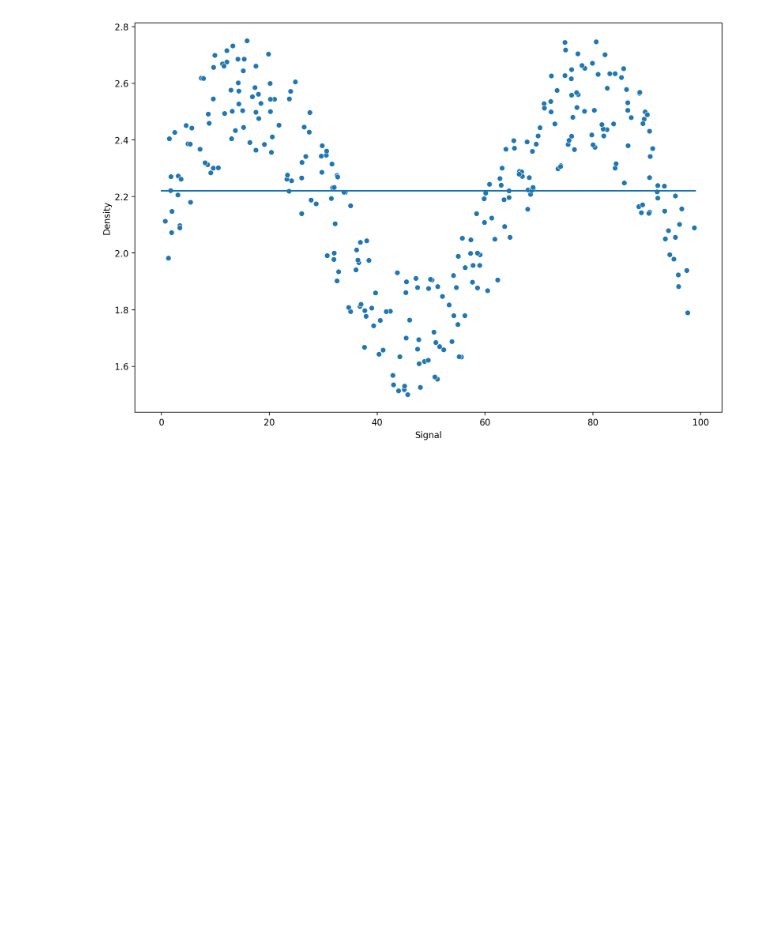
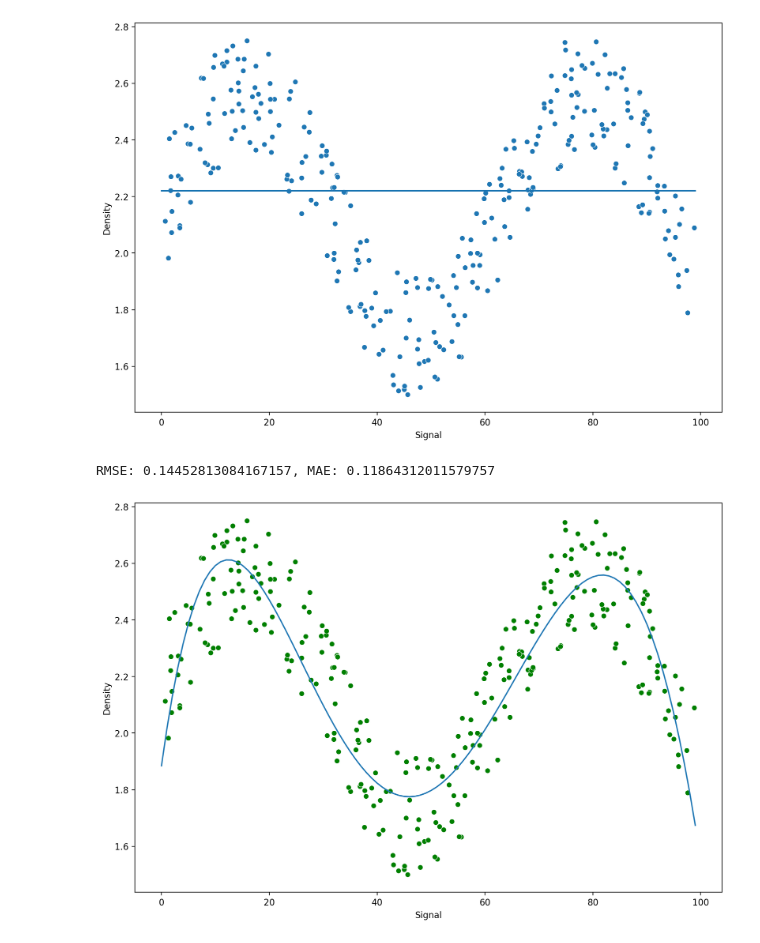
Before and after one commit to smdarshad000-lab/data-science-concepts, a Jupyter notebook: 38_Random_forest_regressor.ipynb, the cells around one changed output. Saved outputs shown, nothing was run; the diff lists cells and outputs as text; code cells hidden in the pictures; blank space fills up the shorter version.

Commit message:
setting up the pipeline

```diff
--- a/38_Random_forest_regressor.ipynb
+++ b/38_Random_forest_regressor.ipynb
@@ -102,3 +102,19 @@ plt.plot(signal_range, signal_preds) #this model have a problem
 # %% [output]
 [<matplotlib.lines.Line2D at 0x...>]
 [figure]
+# %%
+
+def run_model(model, X_train, y_train, X_test, y_test):
+    #FIT model training
+    model.fit(X_train, y_train)
+    #Make predictions
+    preds = model.predict(X_test)
+    mae = mean_absolute_error(y_test, preds)
+    rmse = np.sqrt(mean_squared_error(y_test, preds))
+    print(f'RMSE: {rmse}, MAE: {mae}')
+    signal_range = np.arange(0, 100)
+    signal_preds = model.predict(signal_range.reshape(-1, 1))
+
+    plt.figure(figsize=(12,8), dpi=200)
+    sns.scatterplot(x='Signal', y='Density', data=df, color='green')
+    plt.plot(signal_range, signal_preds)
@@ -104,0 +124,8 @@ plt.plot(signal_range, signal_preds) #this model have a problem
+# %%
+pipe = make_pipeline(PolynomialFeatures(degree=5), LinearRegression())
+# degree of 6 is satisfying in this case
+# %%
+run_model(pipe, X_train, y_train, X_test, y_test)
+# %% [output]
+RMSE: 0.14452813084167157, MAE: 0.11864312011579757
+[figure, added]
```
Also changed, not shown: parts of 1 cell of this notebook.
